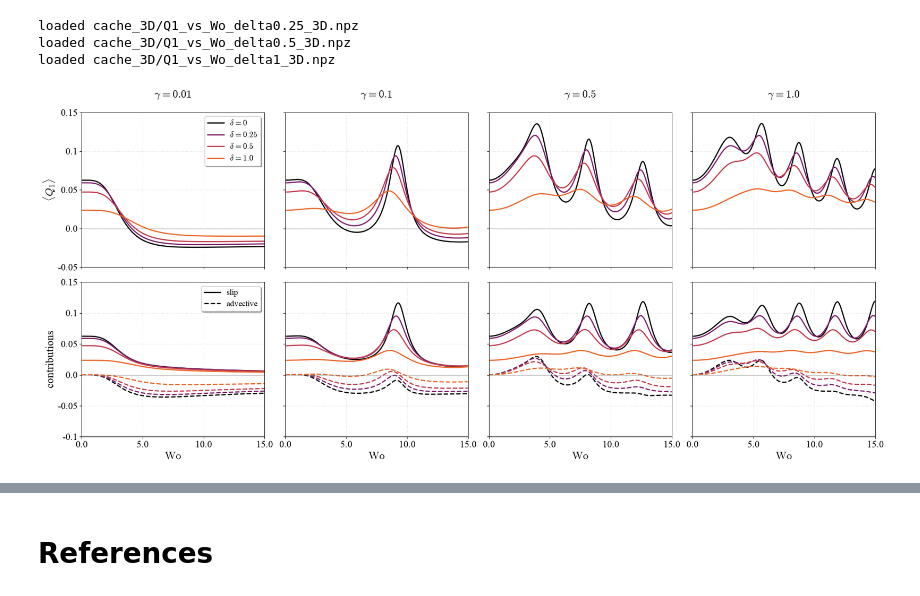
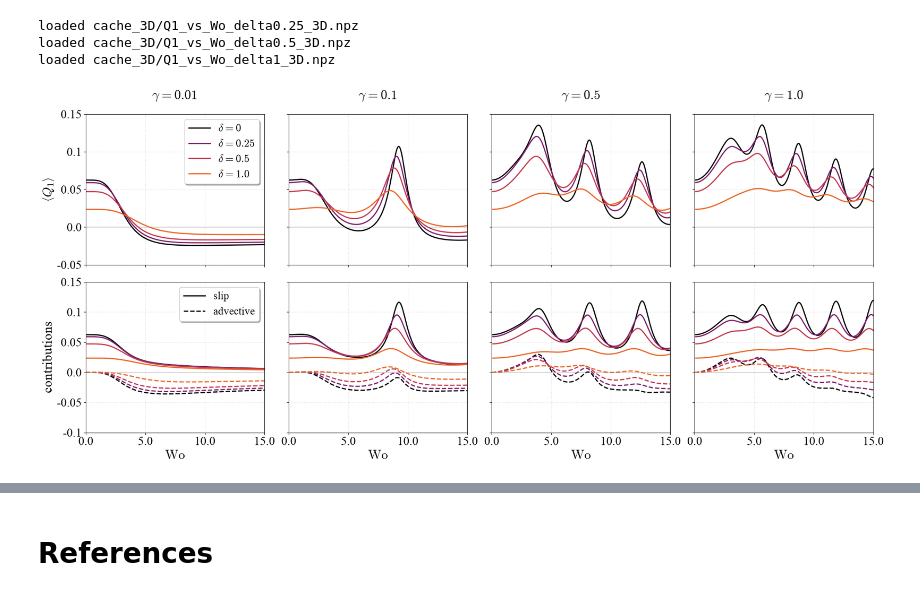
Before and after one commit to ichristov/soft-hydraulic-ale-fsi, a Jupyter notebook: theory_oscillatory/oscillatory_FSI_channel_RT_3D.ipynb, the cells around one changed output, grey strips where cells are left out. Cells and saved outputs as stored; diff of their text form; code cells hidden in the pictures.

```diff
--- a/theory_oscillatory/oscillatory_FSI_channel_RT_3D.ipynb
+++ b/theory_oscillatory/oscillatory_FSI_channel_RT_3D.ipynb
@@ -790,23 +737,0 @@ Compare the series for $G$ and $\hat{V}_Z$ with finite element solutions of thei
-# %%
-my_Wo, delta = 8.0, 0.5
-msh = spanwise_mesh(delta, 32)
-dx = ufl.Measure('dx', domain=msh, metadata={'quadrature_degree': 10})
-V4 = fem.functionspace(msh, ('Lagrange', 4))
-G, VzHat = fem.Function(V4), fem.Function(V4)
-G.interpolate(lambda p: G_series(delta*p[0], p[1], my_Wo, delta))
-VzHat.interpolate(lambda p: VzHat_series(delta*p[0], p[1], delta) + 0j)
-
-u, v = ufl.TrialFunction(V4), ufl.TestFunction(V4)
-walls = mesh.locate_entities_boundary(msh, 1, lambda p: np.full(p.shape[1], True))
-bc = fem.dirichletbc(default_scalar_type(0), fem.locate_dofs_topological(V4, 1, walls), V4)
-one = fem.Constant(msh, default_scalar_type(1))
-G_fem = LinearProblem(1j*my_Wo**2*ufl.inner(u, v)*dx + ufl.inner(ufl.grad(u), ufl.grad(v))*dx, ufl.inner(one, v)*dx,
-                      bcs=[bc], petsc_options=LU, petsc_options_prefix='G_').solve()
-VzHat_fem = LinearProblem(ufl.inner(ufl.grad(u), ufl.grad(v))*dx, ufl.inner(one, v)*dx,
-                          bcs=[bc], petsc_options=LU, petsc_options_prefix='VzHat_').solve()
-
-G_err = np.sqrt(abs(delta*integrate(ufl.inner(G_fem - G, G_fem - G)*dx)))
-VzHat_err = np.sqrt(abs(delta*integrate(ufl.inner(VzHat_fem - VzHat, VzHat_fem - VzHat)*dx)))
-f0_fem = delta*integrate(G_fem*dx)
-print(f'L2 differences: G {G_err:.1e}, VzHat {VzHat_err:.1e};  f0: FEM {f0_fem:.8f}, series {f0_series(my_Wo, delta):.8f}')
-assert G_err < 1e-6 and VzHat_err < 1e-6 and abs(f0_fem - f0_series(my_Wo, delta)) < 1e-8
@@ -936,40 +859,44 @@ loaded cache_3D/Q1_vs_Wo_delta1_3D.npz
 cmap = colormaps['inferno']
 delta_colors = [cmap(0.35), cmap(0.52), cmap(0.66)]
 
+# larger fonts than the notebook default, for the 2 x 4 layout
+fs = size + 4
+
 fig, axs = plt.subplots(2, Gm_vals_d.size, figsize=(5*Gm_vals_d.size, 9), sharex=True, sharey='row', tight_layout=True)
 for j, Gm_c in enumerate(Gm_vals_d):
     ax = axs[0, j]
-    ax.set_title(fr'$\gamma={Gm_c}$')
+    ax.set_title(fr'$\gamma={Gm_c}$', fontsize=fs)
     ax.plot(Wo_vals_sh, Q1_sh[j], color='k', linewidth=2, label=r'$\delta=0$')
     for i, delta in enumerate(delta_vals):
         ax.plot(Wo_vals_d, Q1_d[i, j], color=delta_colors[i], linewidth=2, label=fr'$\delta={delta}$')
     ax = axs[1, j]
     ax.plot(Wo_vals_sh, slip_sh[j], color='k', linewidth=2, label='slip')
     ax.plot(Wo_vals_sh, adv_sh[j], color='k', linewidth=2, linestyle='--', label='advective')
     for i, delta in enumerate(delta_vals):
         ax.plot(Wo_vals_d, slip_d[i, j], color=delta_colors[i], linewidth=2)
         ax.plot(Wo_vals_d, adv_d[i, j], color=delta_colors[i], linewidth=2, linestyle='--')
-    axs[1, j].set_xlabel(r'$\mathrm{Wo}$')
-axs[0, 0].set_ylabel(r'$\langle Q_1 \rangle$')
-axs[1, 0].set_ylabel('contributions')
-axs[0, 0].legend(framealpha=1, shadow=True)
-axs[1, 0].legend(framealpha=1, shadow=True)
+    axs[1, j].set_xlabel(r'$\mathrm{Wo}$', fontsize=fs)
+axs[0, 0].set_ylabel(r'$\left\langle Q_1 \right\rangle$', fontsize=fs)
+axs[1, 0].set_ylabel('contributions', fontsize=fs)
+axs[0, 0].legend(framealpha=1, shadow=True, fontsize=fs - 4)
+axs[1, 0].legend(framealpha=1, shadow=True, fontsize=fs - 4)
 
 for ax in axs.flat:
     ax.set_xlim(0, 15)
     ax.grid(alpha=0.5, linestyle='dotted')
     ax.axhline(0, color='gray', linewidth=0.5)
+    ax.tick_params(labelsize=fs - 2)
 # font hack for tick labels when using LaTeX fonts
 for ax in axs.flat:
     xticks = ax.get_xticks()
     ax.set_xticks(xticks)
     ax.set_xticklabels([str(round(x, 4)) for x in xticks])
 for ax in axs[:, 0]:
     yticks = ax.get_yticks()
     ax.set_yticks(yticks)
     ax.set_yticklabels([str(round(y, 4)) for y in yticks])
 plt.show()
 
 #fig.savefig('Q1_vs_Wo_RT_delta.pdf')
 # %% [output]
-[figure, old version]
+[figure, new version]
```
Also changed, not shown: parts of 11 cells of this notebook.
